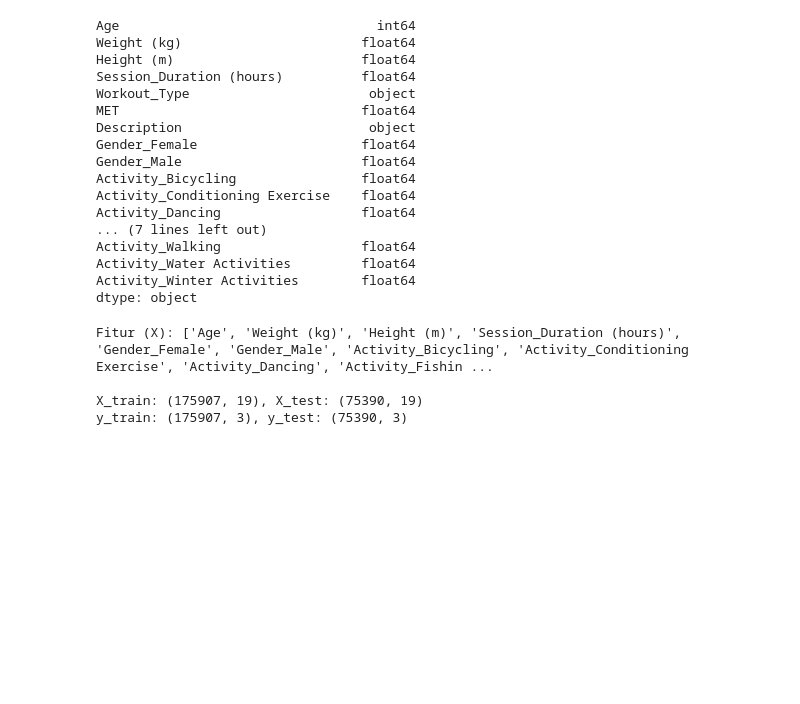
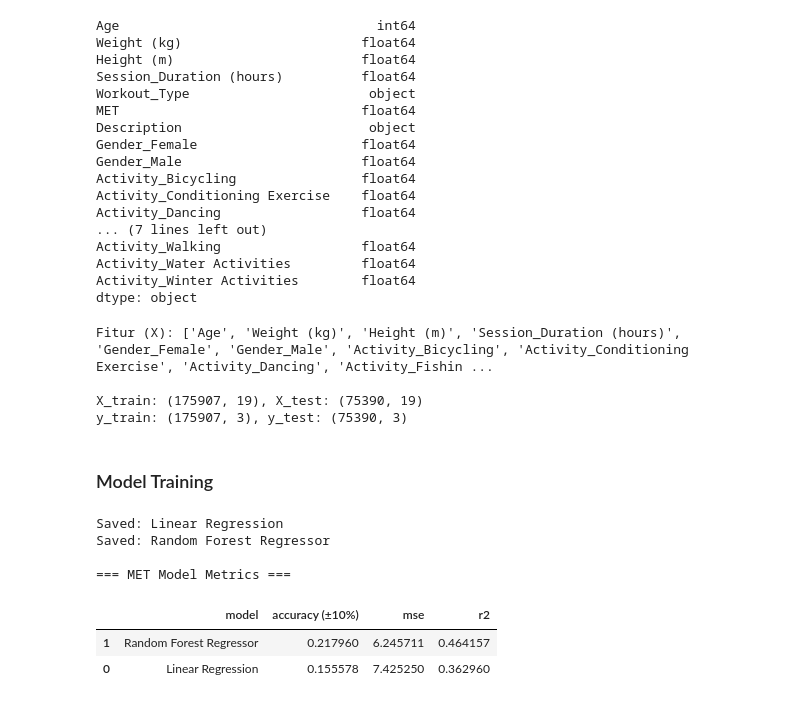
Before and after one commit to Inggrieda/IF3211_Tugas-Besar_Respirasi-Sel-Produksi-ATP, a Jupyter notebook: apps/model/model.ipynb, the cells around one changed output. Cells and saved outputs as stored; diff of their text form; code cells hidden in the pictures; blank space fills up the shorter version.

Commit message:
fix: model and saved dataset

```diff
--- a/apps/model/model.ipynb
+++ b/apps/model/model.ipynb
@@ -316,3 +318,65 @@ Fitur (X): ['Age', 'Weight (kg)', 'Height (m)', 'Session_Duration (hours)', 'Gen
 
 X_train: (175907, 19), X_test: (75390, 19)
 y_train: (175907, 3), y_test: (75390, 3)
+# %% [markdown]
+### Model Training
+# %%
+from pathlib import Path
+import joblib
+import numpy as np
+from sklearn.ensemble import RandomForestClassifier, RandomForestRegressor
+from sklearn.linear_model import LinearRegression
+from sklearn.metrics import accuracy_score, mean_squared_error, r2_score
+from sklearn.pipeline import Pipeline
+from sklearn.preprocessing import StandardScaler
+
+OUTPUT_DIR = Path("artifacts")
+OUTPUT_DIR.mkdir(exist_ok=True)
+# %%
+def regression_accuracy(y_true, y_pred, tolerance=0.10):
+    y_true = np.asarray(y_true)
+    y_pred = np.asarray(y_pred)
+    relative_error = np.abs(y_true - y_pred) / np.maximum(np.abs(y_true), 1e-9)
+    return float(np.mean(relative_error <= tolerance))
+# %%
+# MET Regression
+y_met_train, y_met_test = y_train["MET"], y_test["MET"]
+
+met_models = {
+    "Linear Regression": Pipeline([
+        ("scaler", StandardScaler()),
+        ("model", LinearRegression()),
+    ]),
+    "Random Forest Regressor": Pipeline([
+        ("model", RandomForestRegressor(
+            n_estimators=200, random_state=42, max_depth=12, min_samples_leaf=3
+        )),
+    ]),
+}
+
+met_rows = []
+for name, pipeline in met_models.items():
+    pipeline.fit(X_train, y_met_train)
+    preds = pipeline.predict(X_test)
+    met_rows.append({
+        "model": name,
+        "accuracy (\u00b110%)": regression_accuracy(y_met_test, preds),
+        "mse": mean_squared_error(y_met_test, preds),
+        "r2": r2_score(y_met_test, preds),
+    })
+    joblib.dump(pipeline, OUTPUT_DIR / f"{name.lower().replace(' ', '_')}.joblib")
+    print(f"Saved: {name}")
+
+df_met_metrics = pd.DataFrame(met_rows).sort_values(
+    by=["r2", "mse"], ascending=[False, True]
+)
+print("\n=== MET Model Metrics ===")
+display(df_met_metrics)
+# %% [output]
+Saved: Linear Regression
+Saved: Random Forest Regressor
+
+=== MET Model Metrics ===
+|  | model | accuracy (±10%) | mse | r2 |
+| 1 | Random Forest Regressor | 0.217960 | 6.245711 | 0.464157 |
+| 0 | Linear Regression | 0.155578 | 7.425250 | 0.362960 |
```
Also changed, not shown: parts of 6 cells of this notebook, 24 other files.
